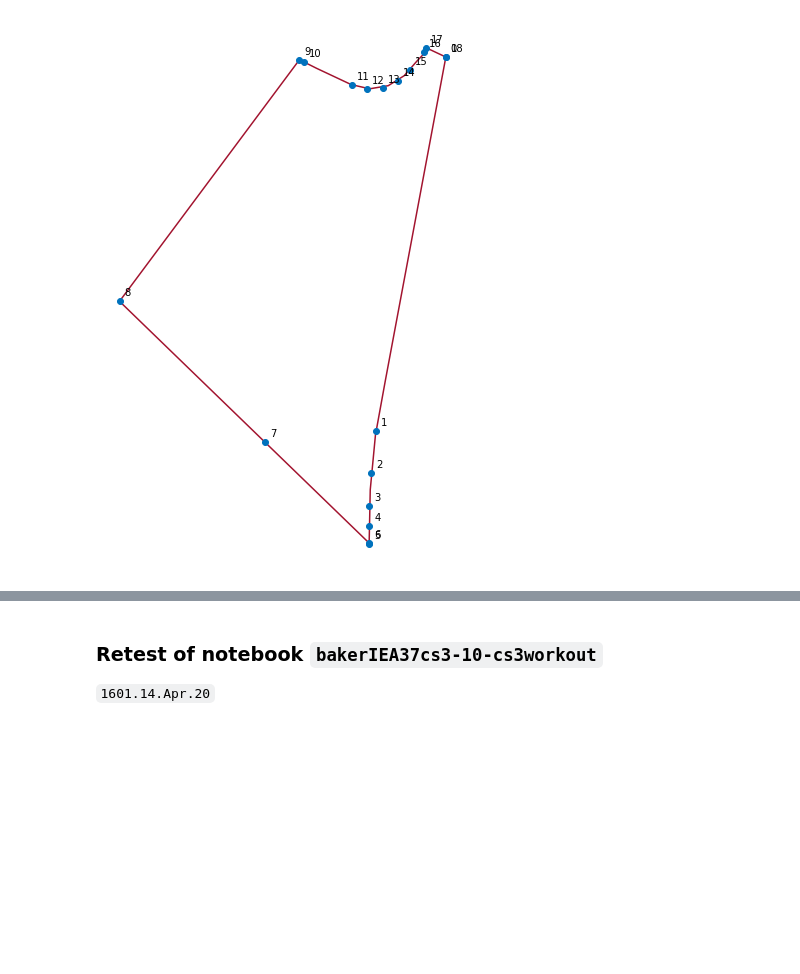
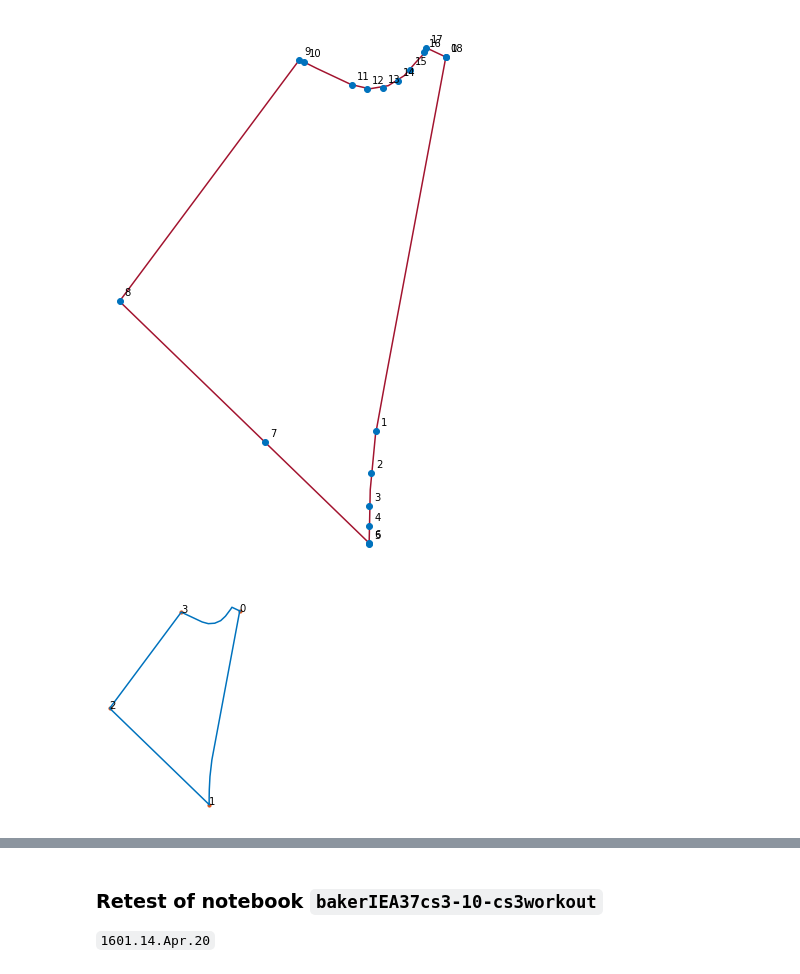
Before and after one commit to byuflowlab/iea37-casestudies-extrafiles, a Jupyter notebook: cs3-4/optimo-attempt-2/bakerIEA37cs3-11-cs3workout.ipynb, the cells around one changed output, grey strips where cells are left out. Drawn from its saved outputs; the diff is of its cells as text; code cells hidden in the pictures; blank space fills up the shorter version.

```diff
--- a/cs3-4/optimo-attempt-2/bakerIEA37cs3-11-cs3workout.ipynb
+++ b/cs3-4/optimo-attempt-2/bakerIEA37cs3-11-cs3workout.ipynb
@@ -339,6 +339,14 @@ for i in range(len(clsdBP)):                         # Number the vertices
 # %% [output]
 The splined boundary and the defining coordinates:
 [figure]
+# %%
+vertexPts = bndryPts[vertexList[0:4]]
+
+colorNum = 5
+printBoundaryClr(clsdBP, colorNum)
+printTurbines(vertexPts, getPltClrs().getColor(6), 10, True)
+# %% [output]
+[figure, added]
 # %%
 #-- Testing --#
 numTurbs = 25
```
Also changed, not shown: parts of 11 cells of this notebook, 1 other file.
